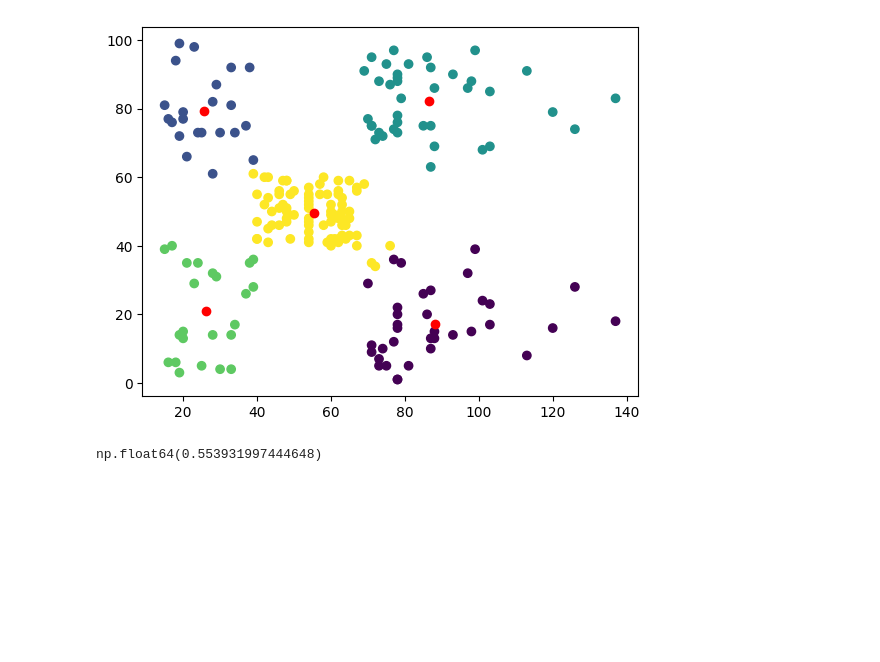
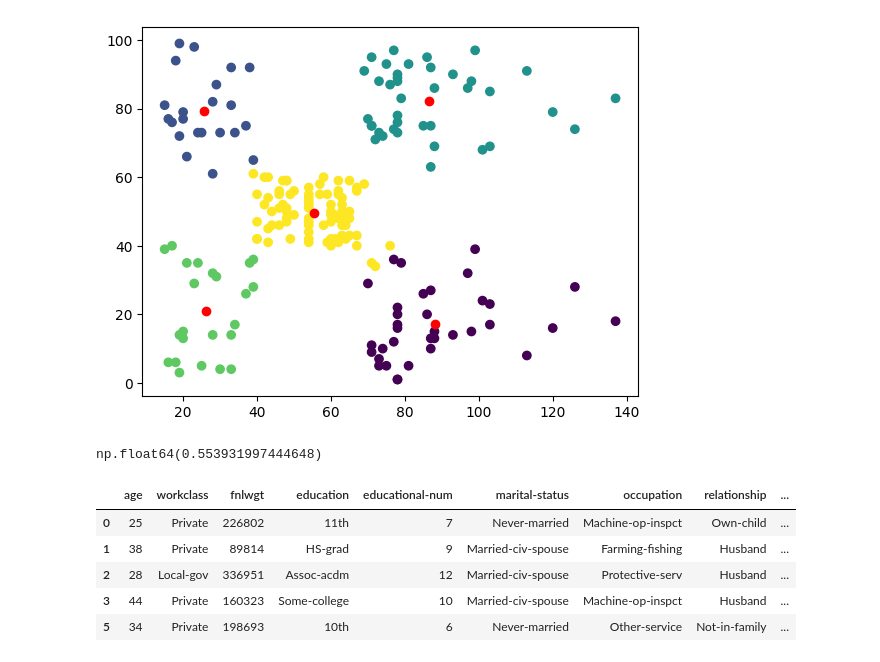
Before and after one commit to notice4/google-colab-study, a Jupyter notebook: all_themes.ipynb, the cells around one changed output. Saved outputs shown, nothing was run; the diff lists cells and outputs as text; code cells hidden in the pictures; blank space fills up the shorter version.

Commit message:
NeuralNetworks

```diff
--- a/all_themes.ipynb
+++ b/all_themes.ipynb
@@ -72,3 +72,25 @@ plt.show()
 silhouette_score(X, colors)
 # %% [output]
 np.float64(0.553931997444648)
+# %%
+# Neural Networks
+
+import pandas as pd
+import numpy as np
+from keras.src.layers import Dense
+from keras.src.models import Sequential
+from sklearn.model_selection import train_test_split
+from sklearn.preprocessing import MinMaxScaler
+
+data = pd.read_csv('https://raw.githubusercontent.com/saravrajavelu/Adult-Income-Analysis/refs/heads/master/adult.csv')
+data = data[data!='?']
+data.dropna(axis=0,inplace=True)
+data['income'] = data['income'].map({"<=50K":0,">50K":1})
+data.head()
+# %% [output]
+|  | age | workclass | fnlwgt | education | educational-num | marital-status | occupation | relationship | ... |
+| 0 | 25 | Private | 226802 | 11th | 7 | Never-married | Machine-op-inspct | Own-child | ... |
+| 1 | 38 | Private | 89814 | HS-grad | 9 | Married-civ-spouse | Farming-fishing | Husband | ... |
+| 2 | 28 | Local-gov | 336951 | Assoc-acdm | 12 | Married-civ-spouse | Protective-serv | Husband | ... |
+| 3 | 44 | Private | 160323 | Some-college | 10 | Married-civ-spouse | Machine-op-inspct | Husband | ... |
+| 5 | 34 | Private | 198693 | 10th | 6 | Never-married | Other-service | Not-in-family | ... |
```
Also changed, not shown: parts of 2 cells of this notebook.
